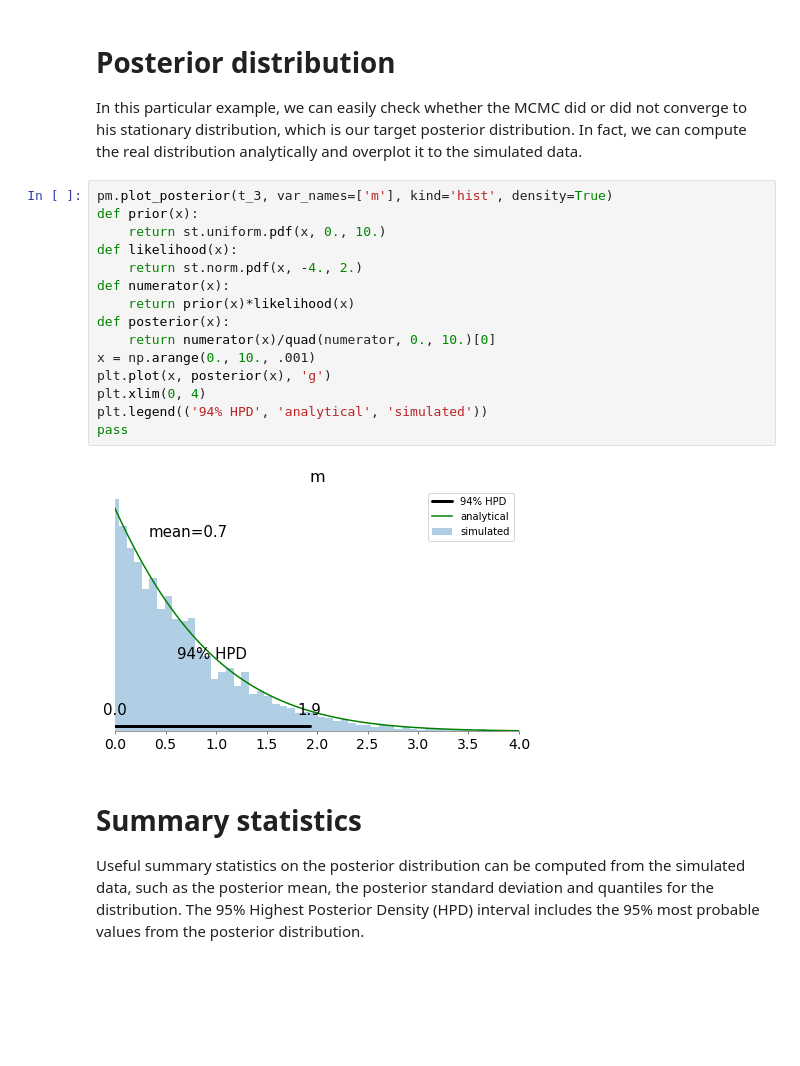
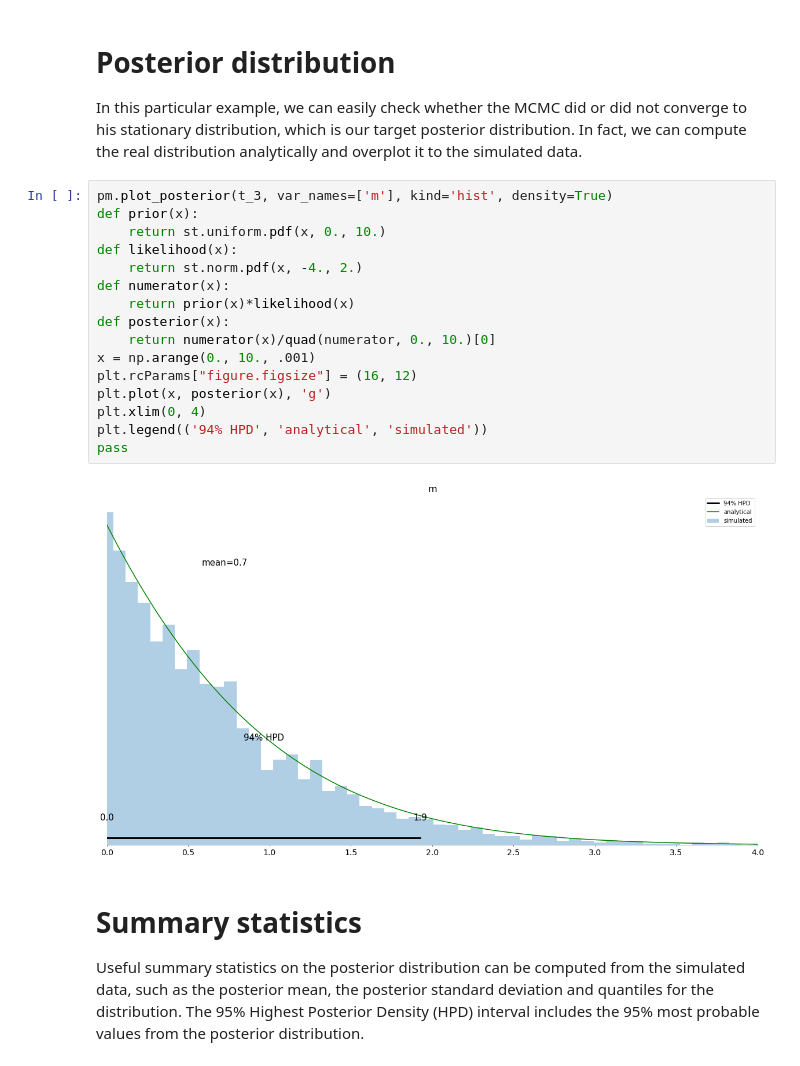
Before and after one commit to fcastagna/mcmc_convergence, a Jupyter notebook: try.ipynb, the cells around one changed output. Drawn from its saved outputs; the diff is of its cells as text; blank space fills up the shorter version.

```diff
--- a/try.ipynb
+++ b/try.ipynb
@@ -103,20 +109,21 @@ In this particular example, we can easily check whether the MCMC did or did not
 # %%
 pm.plot_posterior(t_3, var_names=['m'], kind='hist', density=True)
 def prior(x):
     return st.uniform.pdf(x, 0., 10.)
 def likelihood(x):
     return st.norm.pdf(x, -4., 2.)
 def numerator(x):
     return prior(x)*likelihood(x)
 def posterior(x):
     return numerator(x)/quad(numerator, 0., 10.)[0]
 x = np.arange(0., 10., .001)
+plt.rcParams["figure.figsize"] = (16, 12)
 plt.plot(x, posterior(x), 'g')
 plt.xlim(0, 4)
 plt.legend(('94% HPD', 'analytical', 'simulated'))
 pass
 # %% [output]
-[figure, old version]
+[figure, new version]
 # %% [markdown]
 # Summary statistics
 Useful summary statistics on the posterior distribution can be computed from the simulated data, such as the posterior mean, the posterior standard deviation and quantiles for the distribution. The 95% Highest Posterior Density (HPD) interval includes the 95% most probable values from the posterior distribution.
```
Also changed, not shown: parts of 16 cells of this notebook.
